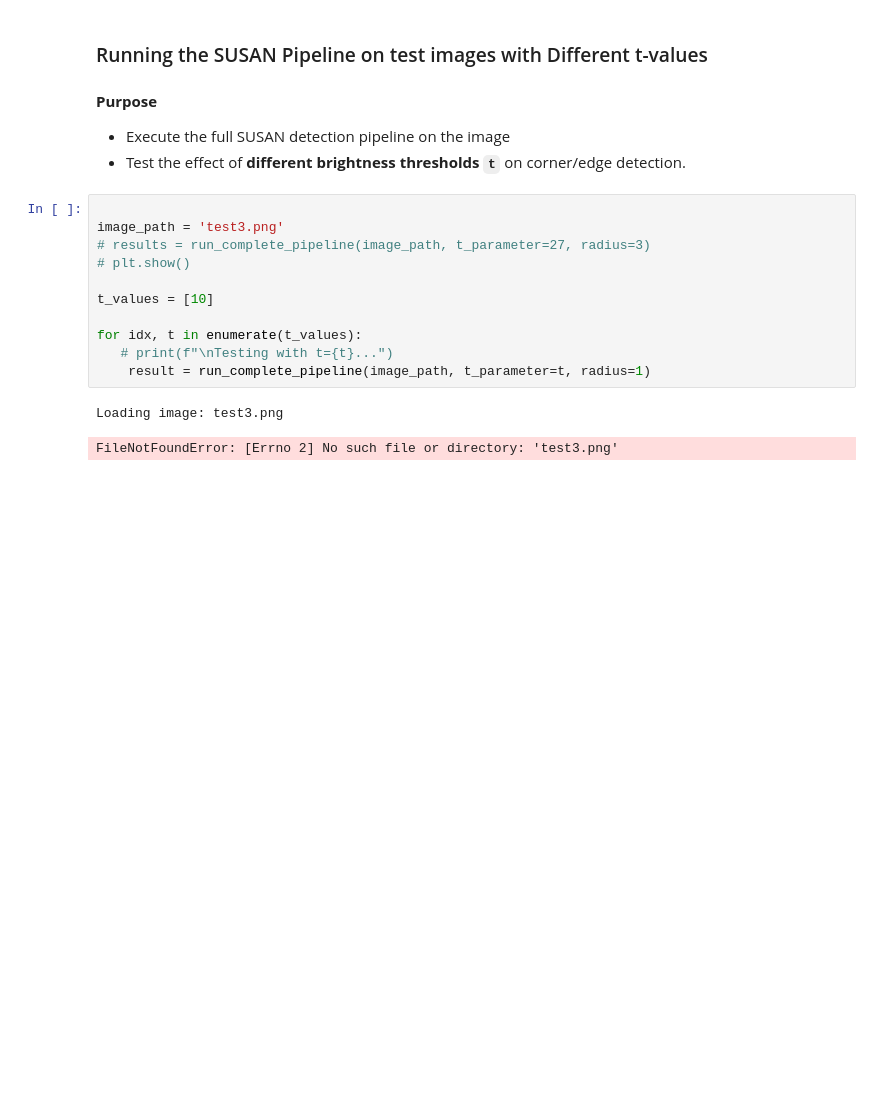
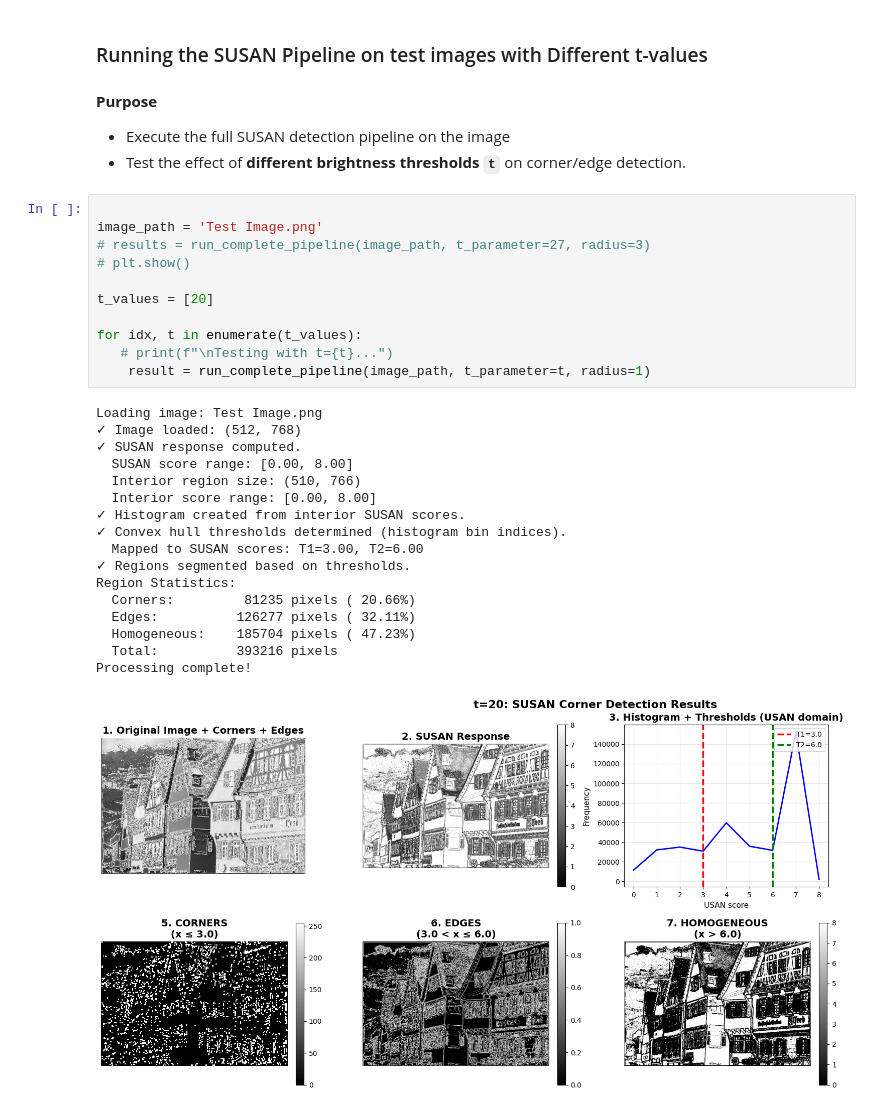
Before and after one commit to MohamedElsaeed424/Corner-and-Edge-Detector, a Jupyter notebook: version2.ipynb, the cells around one changed output. Saved outputs shown, nothing was run; the diff lists cells and outputs as text; blank space fills up the shorter version.

```diff
--- a/version2.ipynb
+++ b/version2.ipynb
@@ -1036,15 +1036,30 @@ def run_complete_pipeline(image_path, t_parameter=27, radius=3, nms_neighborhood
 - Test the effect of **different brightness thresholds `t`** on corner/edge detection.
 # %%
 
-image_path = 'test3.png'
+image_path = 'Test Image.png'
 # results = run_complete_pipeline(image_path, t_parameter=27, radius=3)
 # plt.show()
 
-t_values = [10]
+t_values = [20]
 
 for idx, t in enumerate(t_values):
    # print(f"\nTesting with t={t}...")
     result = run_complete_pipeline(image_path, t_parameter=t, radius=1)
 # %% [output]
-Loading image: test3.png
+Loading image: Test Image.png
+✓ Image loaded: (512, 768)
+✓ SUSAN response computed.
+  SUSAN score range: [0.00, 8.00]
+  Interior region size: (510, 766)
+  Interior score range: [0.00, 8.00]
+✓ Histogram created from interior SUSAN scores.
+✓ Convex hull thresholds determined (histogram bin indices).
+  Mapped to SUSAN scores: T1=3.00, T2=6.00
+✓ Regions segmented based on thresholds.
+Region Statistics:
+  Corners:         81235 pixels ( 20.66%)
+  Edges:          126277 pixels ( 32.11%)
+  Homogeneous:    185704 pixels ( 47.23%)
+  Total:          393216 pixels
+Processing complete!
-FileNotFoundError: [Errno 2] No such file or directory: 'test3.png'
+[figure, added]
```
Also changed, not shown: 2 other files.
